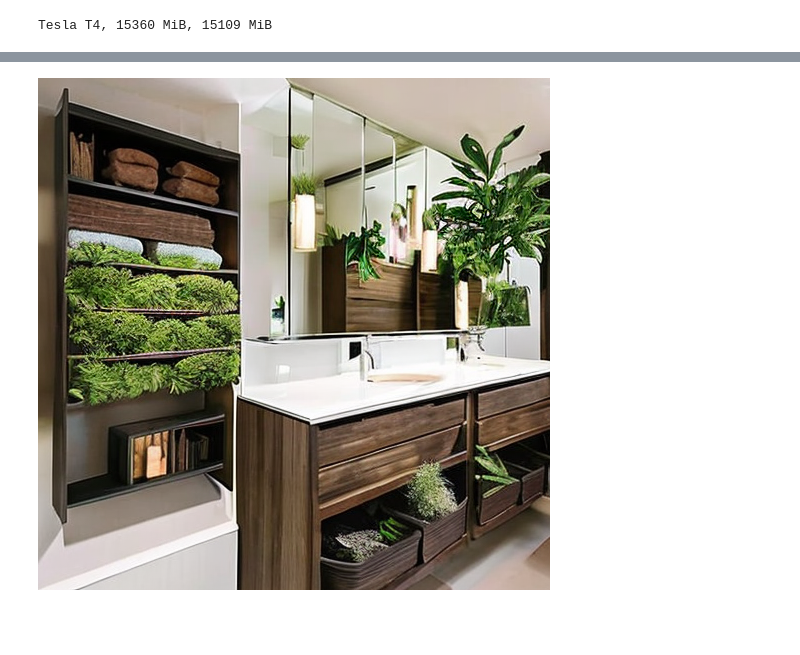
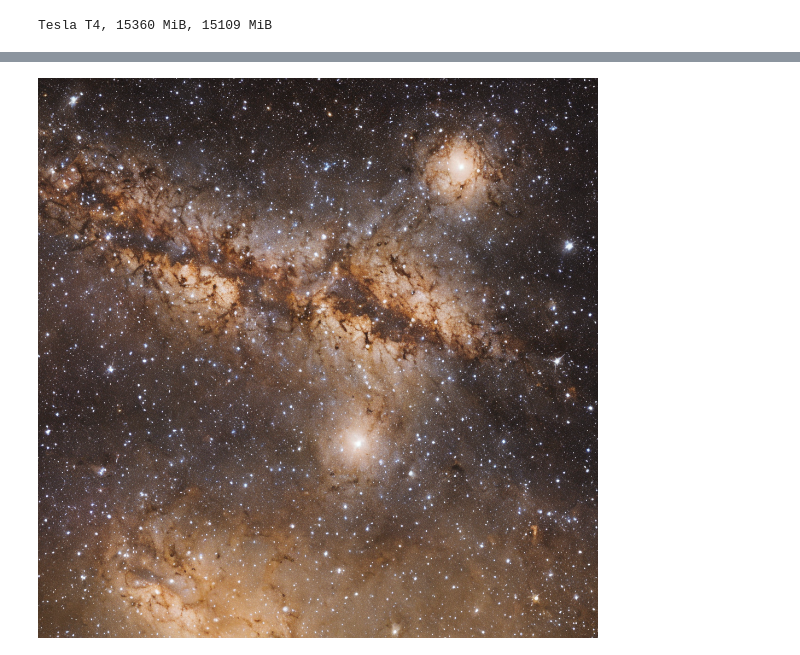
Before and after one commit to saketh12/infinite-zoom-stable-diffusion, a Jupyter notebook: stable-diffusion-2-infinite-zoom-out/infinite_zoom_out.ipynb, the cells around one changed output, grey strips where cells are left out. Saved outputs shown, nothing was run; the diff lists cells and outputs as text; code cells hidden in the pictures; blank space fills up the shorter version.

Commit message:
1st version runs on Colab, 1024 res, T4 gpu

```diff
--- a/stable-diffusion-2-infinite-zoom-out/infinite_zoom_out.ipynb
+++ b/stable-diffusion-2-infinite-zoom-out/infinite_zoom_out.ipynb
@@ -45,6 +84,6 @@ repo_id = "/YOUR_MODEL_PATH_HERE/stable-diffusion-2-inpainting"
 # %%
 pipe = DiffusionPipeline.from_pretrained(repo_id, torch_dtype=torch.float16, revision="fp16")
-pipe.set_use_memory_efficient_attention_xformers(True)
+#pipe.set_use_memory_efficient_attention_xformers(True) #https://huggingface.co/docs/diffusers/optimization/fp16#memory-efficient-attention #couldnt make it run on colab
 pipe.scheduler = DPMSolverMultistepScheduler.from_config(pipe.scheduler.config)
 pipe = pipe.to("cuda")
 def dummy(images, **kwargs):
@@ -53,23 +94,31 @@ pipe.safety_checker = dummy
+# %%
+height = 1024
+width = 1024
 # %%
-current_image = PIL.Image.new(mode="RGBA", size=(512, 512))
+current_image = PIL.Image.new(mode="RGBA", size=(height, width))
 mask_image = np.array(current_image)[:,:,3] # assume image has alpha mask (use .mode to check for "RGBA")
 mask_image = Image.fromarray(255-mask_image).convert("RGB")
 current_image = current_image.convert("RGB")
 # %%
-orig_prompt = "Create a relaxing atmosphere with the use of plants and other natural elements. Such as a hanging terrarium or a wall-mounted planter. Include plenty of storage options to keep the space organized and clutter-free. Consider adding a vanity with double sinks and plenty of drawers and cabinets. As well as a wall mounted medicine and towel storage."
-orig_negative_prompt = "lurry, bad art, blurred, text, watermark"
+orig_prompt = "photo of a large illuminated galaxy with stars and stardust is in the sky, photorealistic, dslr, 4k"
+orig_negative_prompt = "low quality, noise, blur, blurred, text, watermark"
 
 num_images = 1
 prompt = [orig_prompt] * num_images
 negative_prompt = [orig_negative_prompt] * num_images
 # %%
 # find a good init image:
-
-images = pipe(prompt=prompt, negative_prompt=negative_prompt, image=current_image, mask_image=mask_image, num_inference_steps=25)[0]
+images = pipe(prompt=prompt,
+              negative_prompt=negative_prompt,
+              image=current_image,
+              height = height,
+              width = width,
+              mask_image=mask_image,
+              num_inference_steps=25)[0]
 current_image = images[0]
 
 current_image
 # %% [output]
-[figure, old version]
+[figure, new version]
 # %%
 STEPSIZE = 32
```
Also changed, not shown: parts of 8 cells of this notebook.
